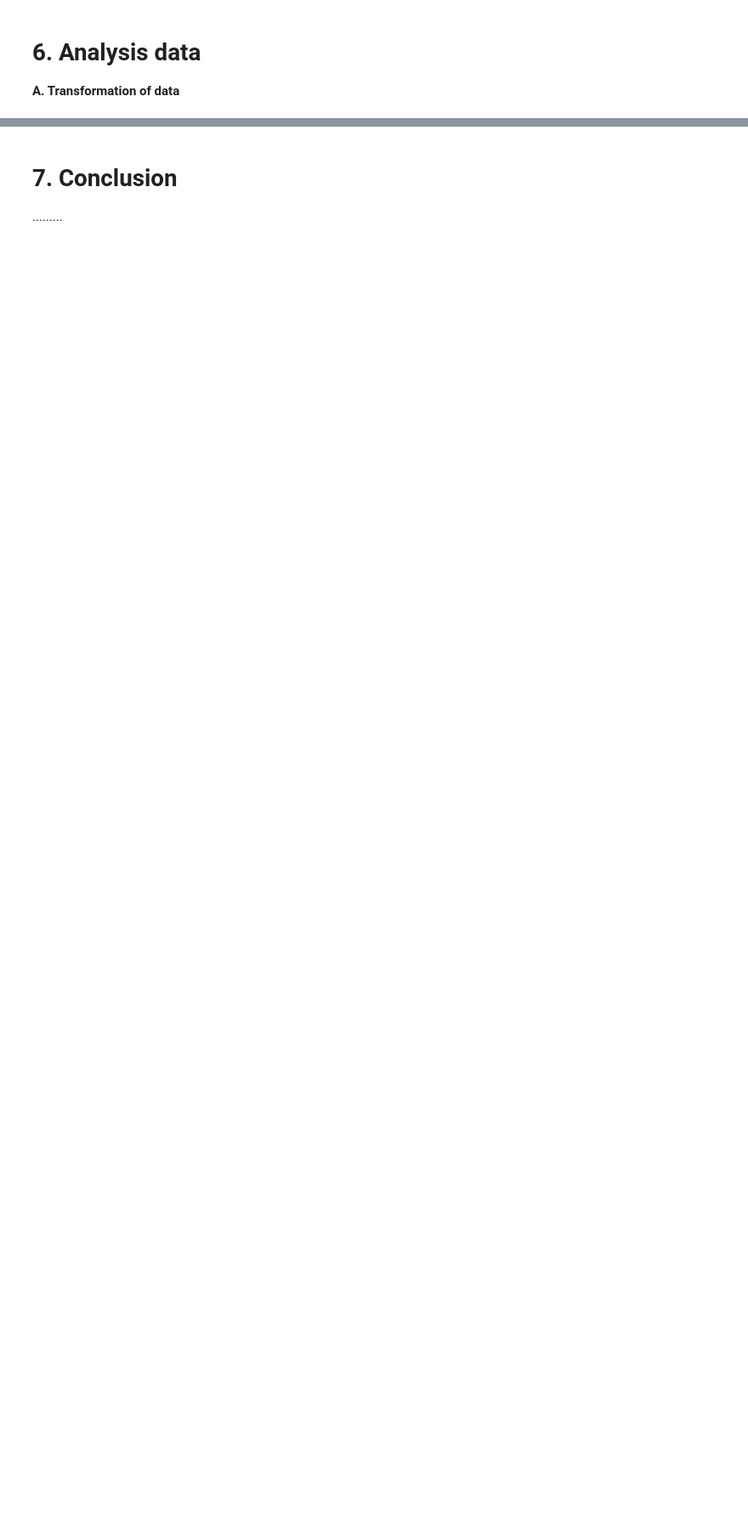
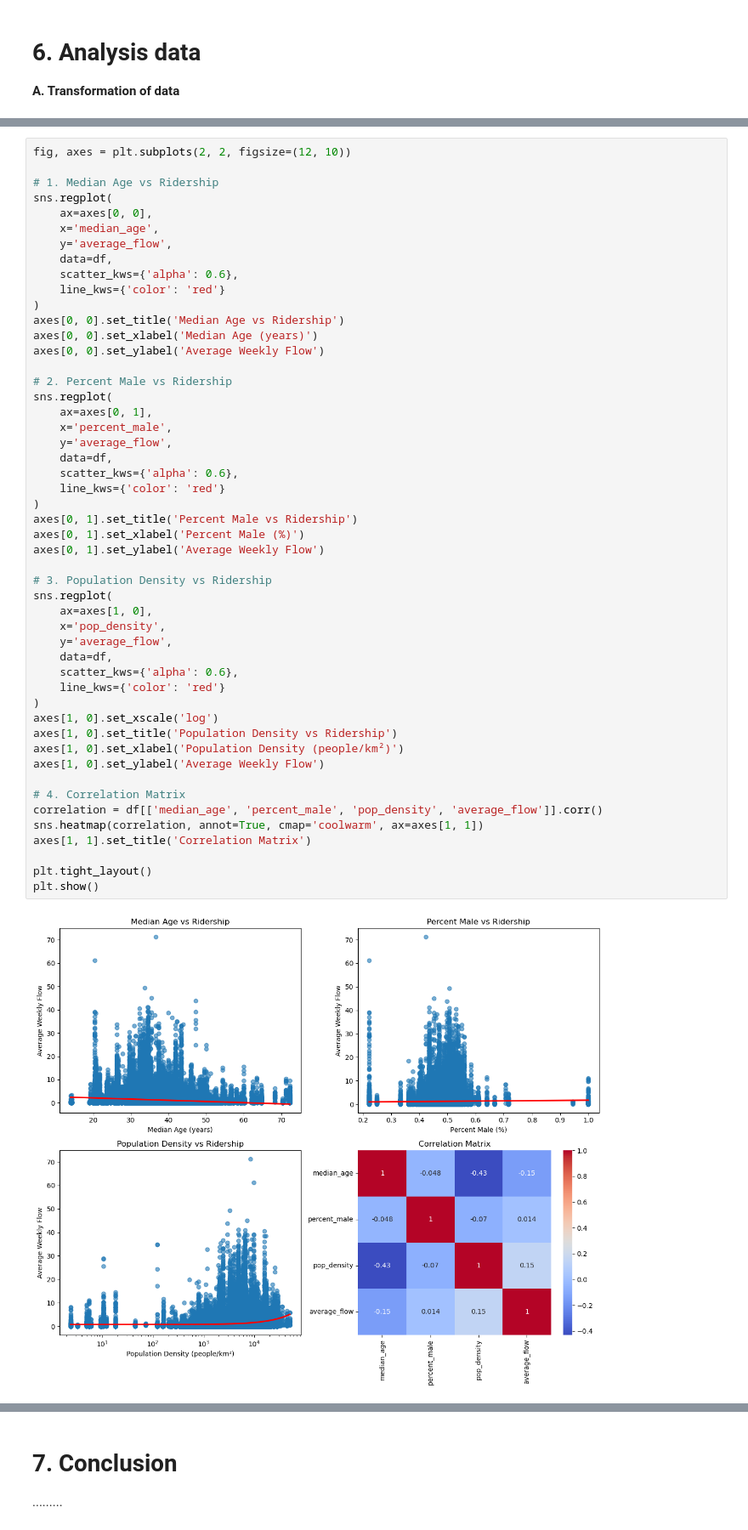
Before and after one commit to Mulhamomar/TIL6022_group10, a Jupyter notebook: TIL-6022 Bus Ridership.ipynb, the cells around one changed output, grey strips where cells are left out. Shown at 85% size. Saved outputs shown, nothing was run; the diff lists cells and outputs as text; blank space fills up the shorter version.

```diff
--- a/TIL-6022 Bus Ridership.ipynb
+++ b/TIL-6022 Bus Ridership.ipynb
@@ -414,0 +354,52 @@ Why the map was created and what the map represent?
+# %%
+fig, axes = plt.subplots(2, 2, figsize=(12, 10))
+
+# 1. Median Age vs Ridership
+sns.regplot(
+    ax=axes[0, 0],
+    x='median_age',
+    y='average_flow',
+    data=df,
+    scatter_kws={'alpha': 0.6},
+    line_kws={'color': 'red'}
+)
+axes[0, 0].set_title('Median Age vs Ridership')
+axes[0, 0].set_xlabel('Median Age (years)')
+axes[0, 0].set_ylabel('Average Weekly Flow')
+
+# 2. Percent Male vs Ridership
+sns.regplot(
+    ax=axes[0, 1],
+    x='percent_male',
+    y='average_flow',
+    data=df,
+    scatter_kws={'alpha': 0.6},
+    line_kws={'color': 'red'}
+)
+axes[0, 1].set_title('Percent Male vs Ridership')
+axes[0, 1].set_xlabel('Percent Male (%)')
+axes[0, 1].set_ylabel('Average Weekly Flow')
+
+# 3. Population Density vs Ridership
+sns.regplot(
+    ax=axes[1, 0],
+    x='pop_density',
+    y='average_flow',
+    data=df,
+    scatter_kws={'alpha': 0.6},
+    line_kws={'color': 'red'}
+)
+axes[1, 0].set_xscale('log')
+axes[1, 0].set_title('Population Density vs Ridership')
+axes[1, 0].set_xlabel('Population Density (people/km²)')
+axes[1, 0].set_ylabel('Average Weekly Flow')
+
+# 4. Correlation Matrix
+correlation = df[['median_age', 'percent_male', 'pop_density', 'average_flow']].corr()
+sns.heatmap(correlation, annot=True, cmap='coolwarm', ax=axes[1, 1])
+axes[1, 1].set_title('Correlation Matrix')
+
+plt.tight_layout()
+plt.show()
+# %% [output]
+[figure, added]
```
Also changed, not shown: parts of 55 cells of this notebook.
